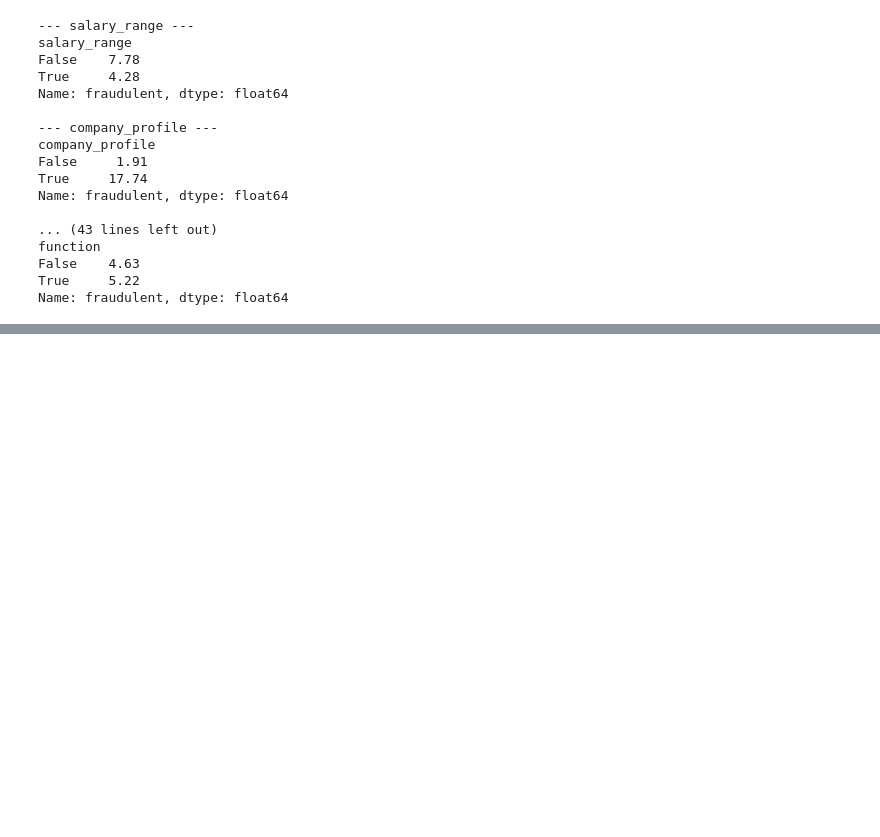
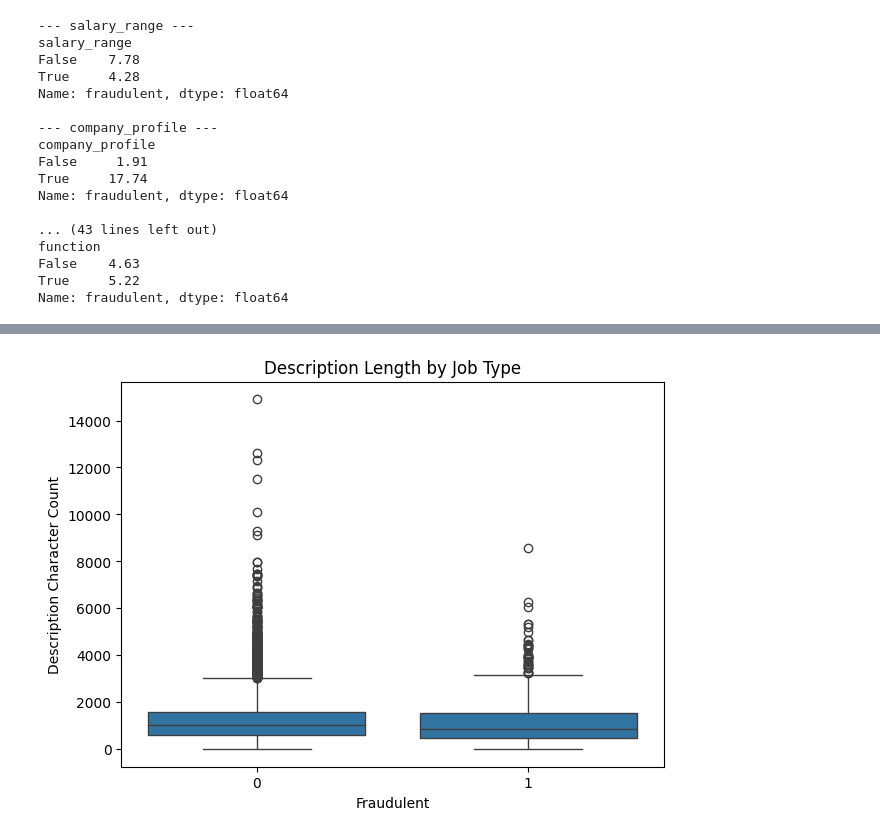
Before and after one commit to 1415-kunal/Fake_Job_Posting_Detection_System, a Jupyter notebook: Notebooks/01_dataset_inspection.ipynb, the cells around one changed output, grey strips where cells are left out. Cells and saved outputs as stored; diff of their text form; code cells hidden in the pictures; blank space fills up the shorter version.

```diff
--- a/Notebooks/01_dataset_inspection.ipynb
+++ b/Notebooks/01_dataset_inspection.ipynb
@@ -288,0 +299,16 @@ Name: fraudulent, dtype: float64
+# %%
+for col in text_columns:
+    df[f"{col}_char_length"] = (
+        df[col]
+        .fillna("")
+        .astype(str)
+        .str.len()
+    )
+
+    df[f"{col}_word_count"] = (
+        df[col]
+        .fillna("")
+        .astype(str)
+        .str.split()
+        .str.len()
+    )
@@ -288,0 +400,15 @@ Name: fraudulent, dtype: float64
+# %%
+plt.figure(figsize=(7, 5))
+
+sns.boxplot(
+    data=df,
+    x="fraudulent",
+    y="description_char_length"
+)
+
+plt.title("Description Length by Job Type")
+plt.xlabel("Fraudulent")
+plt.ylabel("Description Character Count")
+plt.show()
+# %% [output]
+[figure, added]
```
Also changed, not shown: parts of 14 cells of this notebook.
